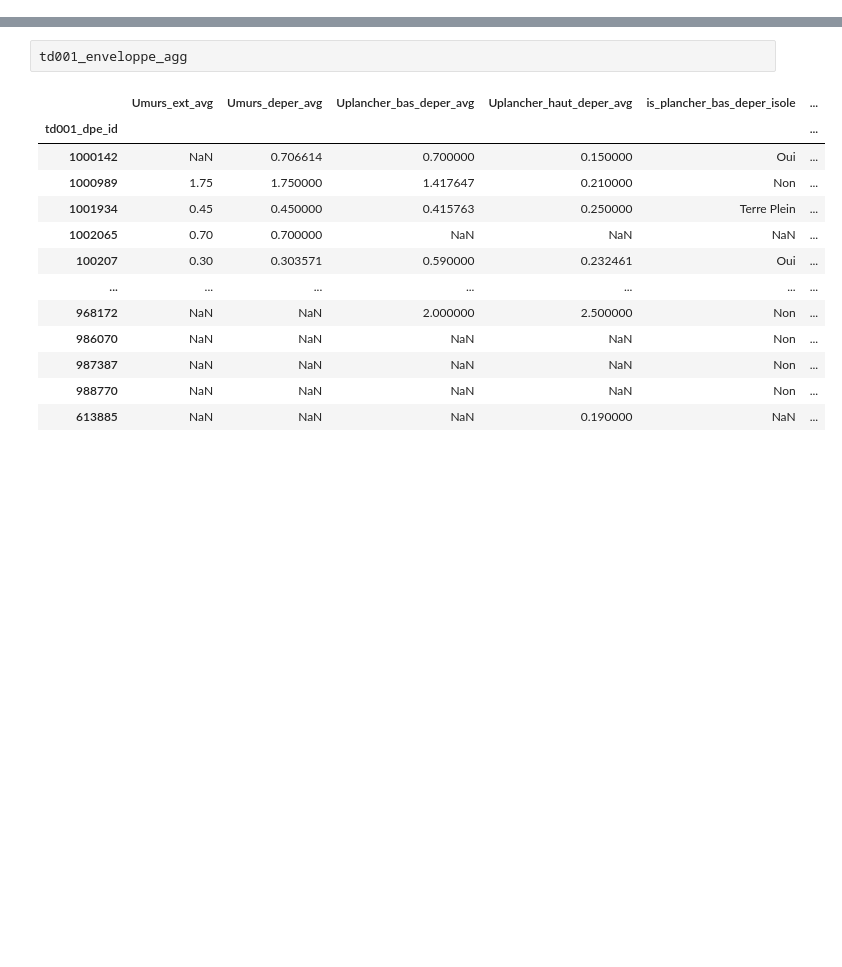
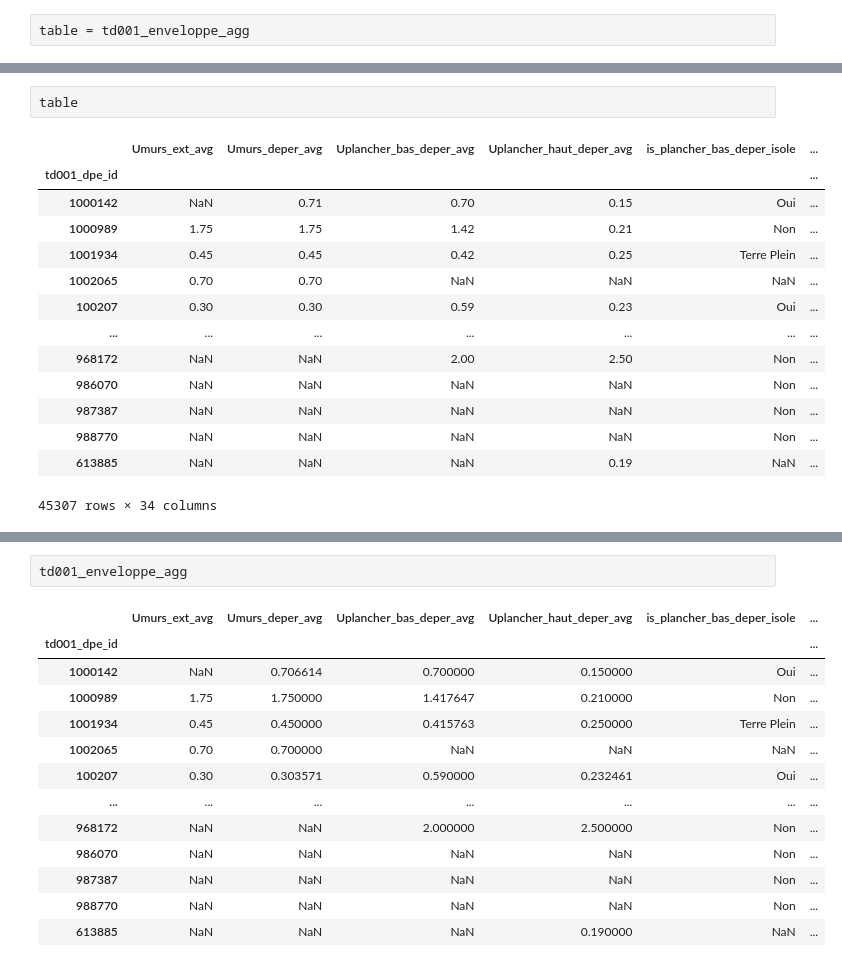
Before and after one commit to etalab/de-dpe-processing, a Jupyter notebook: data_processing_cstb/traitement_donnees_metier/main.ipynb, the cells around one changed output, grey strips where cells are left out. Saved outputs shown, nothing was run; the diff lists cells and outputs as text; blank space fills up the shorter version.

```diff
--- a/data_processing_cstb/traitement_donnees_metier/main.ipynb
+++ b/data_processing_cstb/traitement_donnees_metier/main.ipynb
@@ -164,0 +189,2 @@ dtype: object
+# %%
+table = td001_enveloppe_agg
@@ -164,0 +203,17 @@ dtype: object
+# %%
+table
+# %% [output]
+|  | Umurs_ext_avg | Umurs_deper_avg | Uplancher_bas_deper_avg | Uplancher_haut_deper_avg | is_plancher_bas_deper_isole | ... |
+| td001_dpe_id |  |  |  |  |  | ... |
+| 1000142 | NaN | 0.71 | 0.70 | 0.15 | Oui | ... |
+| 1000989 | 1.75 | 1.75 | 1.42 | 0.21 | Non | ... |
+| 1001934 | 0.45 | 0.45 | 0.42 | 0.25 | Terre Plein | ... |
+| 1002065 | 0.70 | 0.70 | NaN | NaN | NaN | ... |
+| 100207 | 0.30 | 0.30 | 0.59 | 0.23 | Oui | ... |
+| ... | ... | ... | ... | ... | ... | ... |
+| 968172 | NaN | NaN | 2.00 | 2.50 | Non | ... |
+| 986070 | NaN | NaN | NaN | NaN | Non | ... |
+| 987387 | NaN | NaN | NaN | NaN | Non | ... |
+| 988770 | NaN | NaN | NaN | NaN | Non | ... |
+| 613885 | NaN | NaN | NaN | 0.19 | NaN | ... |
+45307 rows × 34 columns
```
Also changed, not shown: parts of 22 cells of this notebook, 24 other files.
